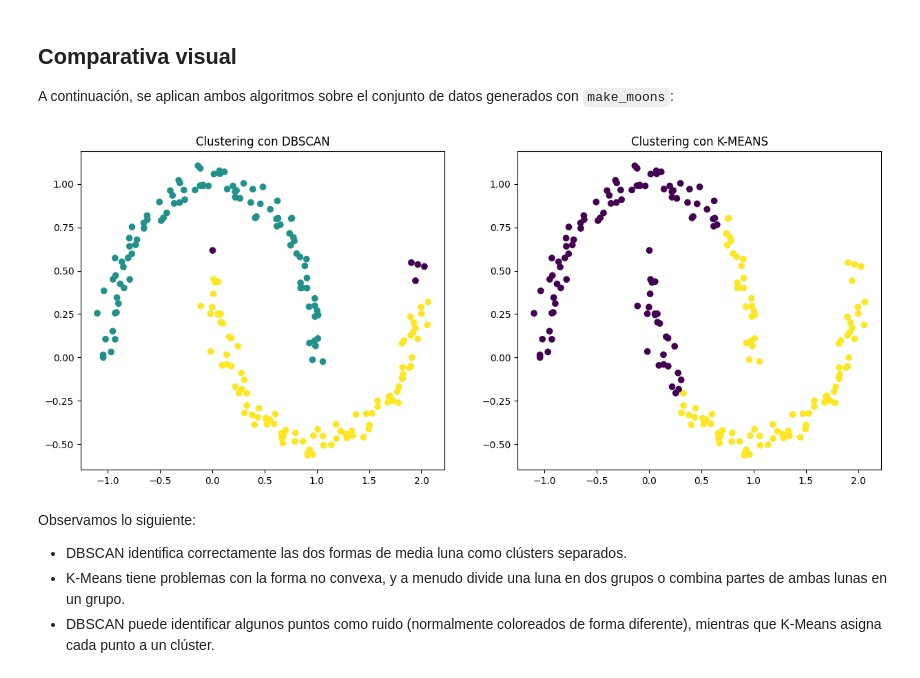
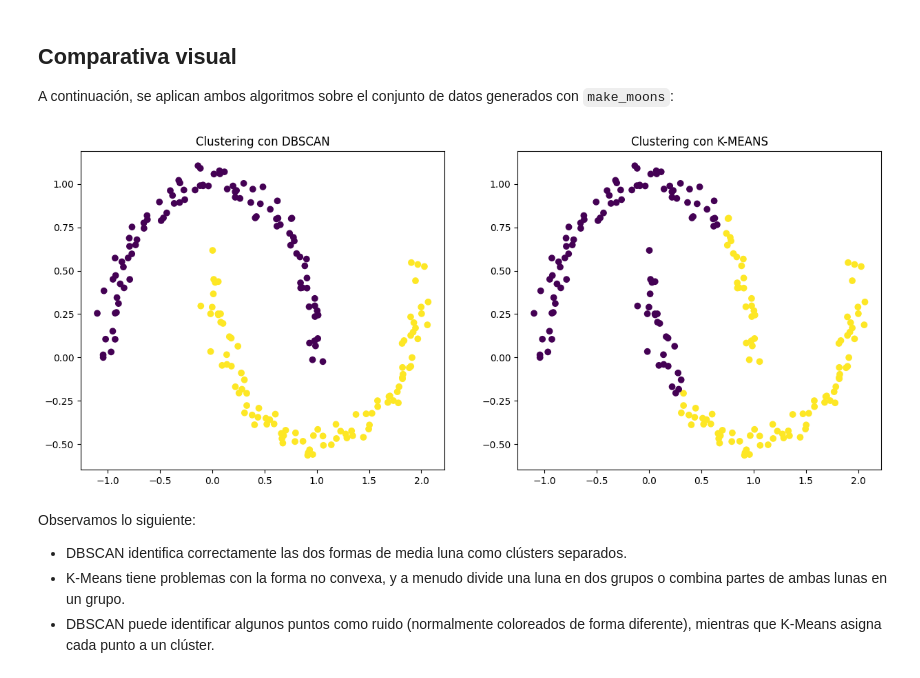
Before and after one commit to luiscargarcia/LCGE_CEIABD_IABD, a Jupyter notebook: SISTEMAS DE APRENDIZAJE AUTOMATICO/NOTEBOOKS DEL AULA/Aprendizaje No Supervisado/03_NS_DBSCAN_Clustering.ipynb, the cells around one changed output. Saved outputs shown, nothing was run; the diff lists cells and outputs as text; code cells hidden in the pictures.

```diff
--- a/SISTEMAS DE APRENDIZAJE AUTOMATICO/NOTEBOOKS DEL AULA/Aprendizaje No Supervisado/03_NS_DBSCAN_Clustering.ipynb
+++ b/SISTEMAS DE APRENDIZAJE AUTOMATICO/NOTEBOOKS DEL AULA/Aprendizaje No Supervisado/03_NS_DBSCAN_Clustering.ipynb
@@ -232,26 +232,26 @@ A continuación, se aplican ambos algoritmos sobre el conjunto de datos generado
 # %%
 from sklearn.cluster import KMeans
 
 # DBSCAN clustering
-dbscan = DBSCAN(eps=0.15, min_samples=5)
+dbscan = DBSCAN(eps=0.18, min_samples=6)
 dbscan_labels = dbscan.fit_predict(X)
 
 # K-Means clustering
 kmeans = KMeans(n_clusters=2, random_state=42)
 kmeans_labels = kmeans.fit_predict(X)
 
 # Visualize the results
 fig, (ax1, ax2) = plt.subplots(1, 2, figsize=(15, 6))
 
 ax1.scatter(X[:, 0], X[:, 1], c=dbscan_labels, cmap='viridis')
 ax1.set_title('Clustering con DBSCAN')
 
 ax2.scatter(X[:, 0], X[:, 1], c=kmeans_labels, cmap='viridis')
 ax2.set_title('Clustering con K-MEANS')
 
 plt.show()
 # %% [output]
-[figure, old version]
+[figure, new version]
 # %% [markdown]
 Observamos lo siguiente:
 
```
Also changed, not shown: parts of 1 cell of this notebook, 7 other files.
